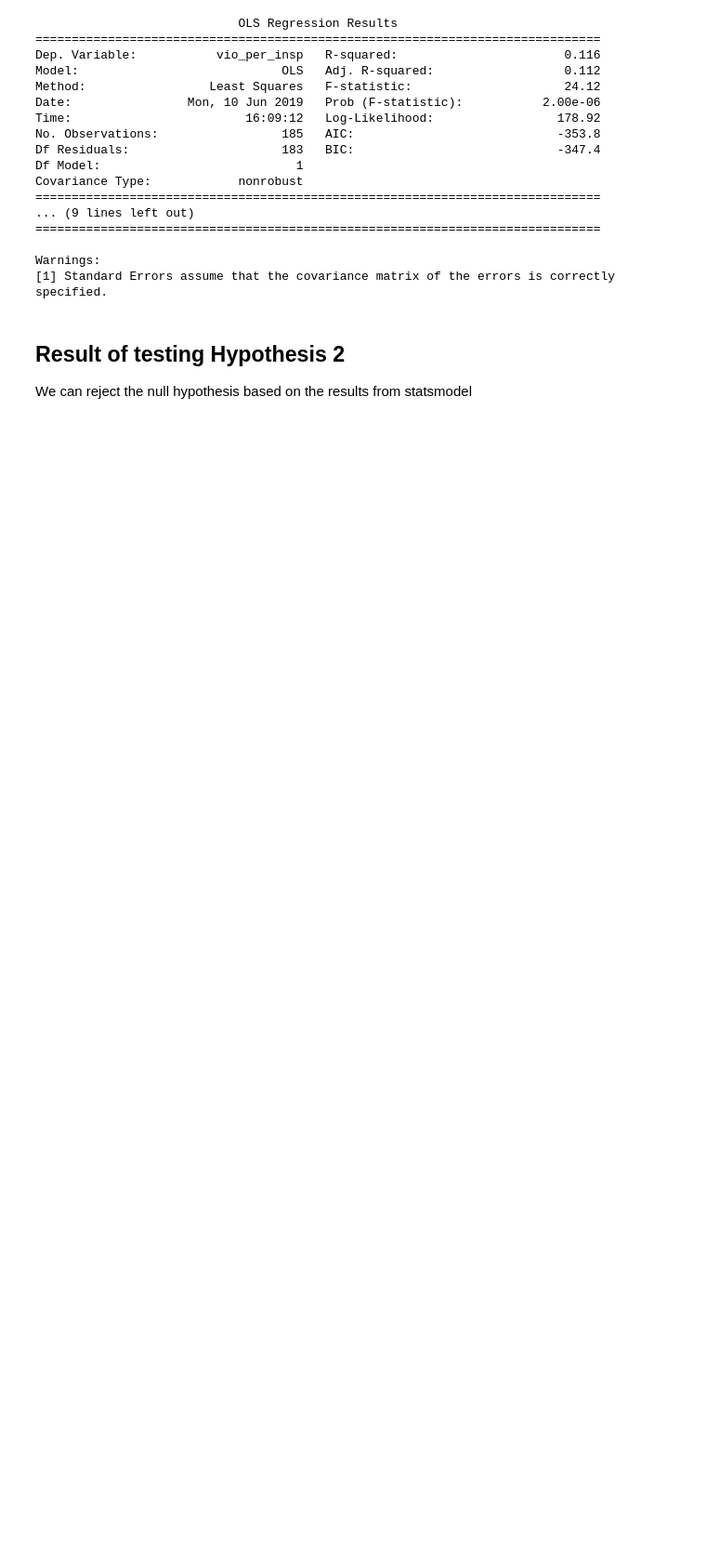
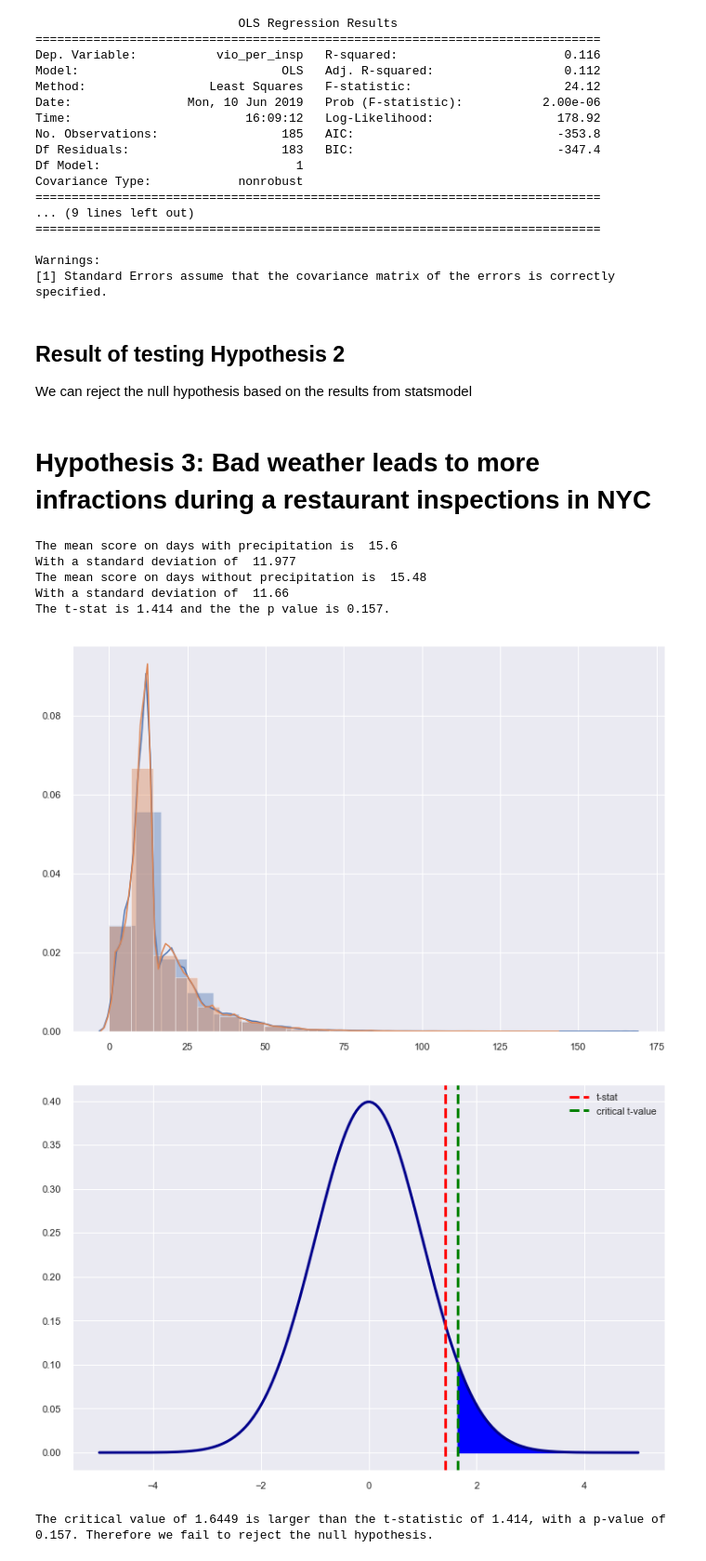
Before and after one commit to robblatt/Restaurant-Hypothesis-Testing, a Jupyter notebook: Project 3 - Readme and Results.ipynb, the cells around one changed output. Shown: that part at 93% size. Drawn from its saved outputs; the diff is of its cells as text; code cells hidden in the pictures; blank space fills up the shorter version.

Commit message:
added images for readme

```diff
--- a/Readme.ipynb
+++ b/Project 3 - Readme and Results.ipynb
@@ -13,9 +18,12 @@
 # %%
-from rests_vs_violations import rests_vs_violations
-from rodents import rodents_per_violation
 import pandas as pd
 import numpy as np
+import datetime
+from scipy import stats
+import seaborn as sns
+sns.set_style('whitegrid')
 import matplotlib.pyplot as plt
+%matplotlib inline
 from scipy.stats import linregress
 # %%
 %run rests_vs_violations.py
@@ -77,3 +87,16 @@ Warnings:
 # %% [markdown]
 ## Result of testing Hypothesis 2
 We can reject the null hypothesis based on the results from statsmodel
+# %% [markdown]
+# Hypothesis 3:  Bad weather leads to more infractions during a restaurant inspections in NYC
+# %%
+get_weather()
+# %% [output]
+The mean score on days with precipitation is  15.6
+With a standard deviation of  11.977
+The mean score on days without precipitation is  15.48
+With a standard deviation of  11.66
+The t-stat is 1.414 and the the p value is 0.157.
+[figure, added]
+[figure, added]
+The critical value of 1.6449 is larger than the t-statistic of 1.414, with a p-value of 0.157. Therefore we fail to reject the null hypothesis.
```
Also changed, not shown: parts of 6 cells of this notebook, 4 other files.
